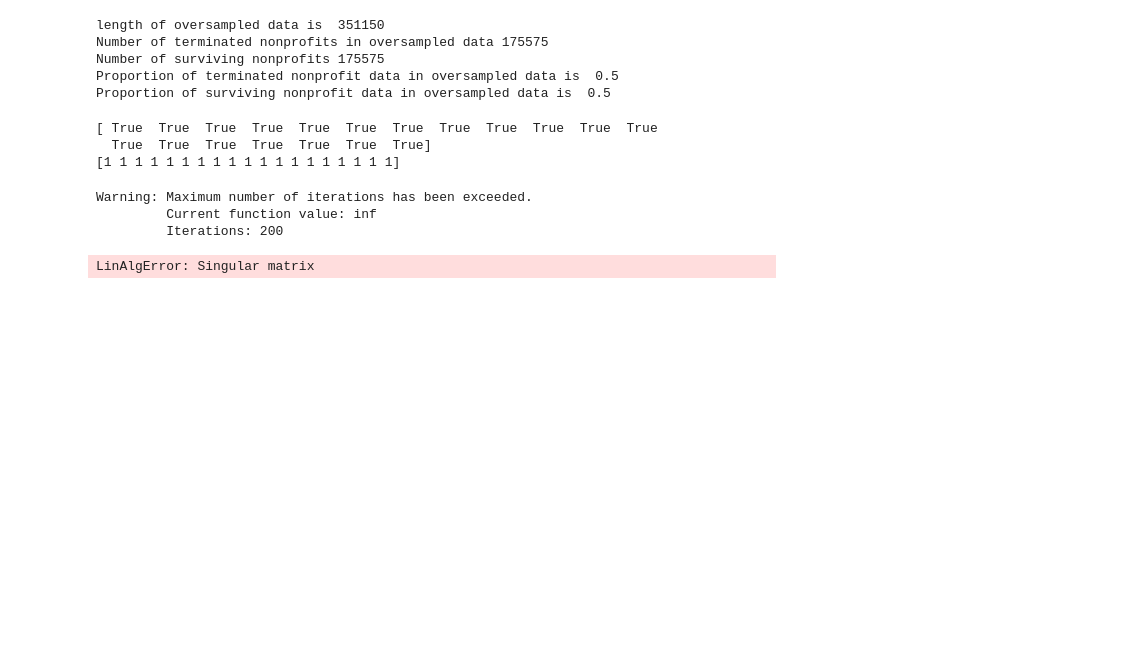
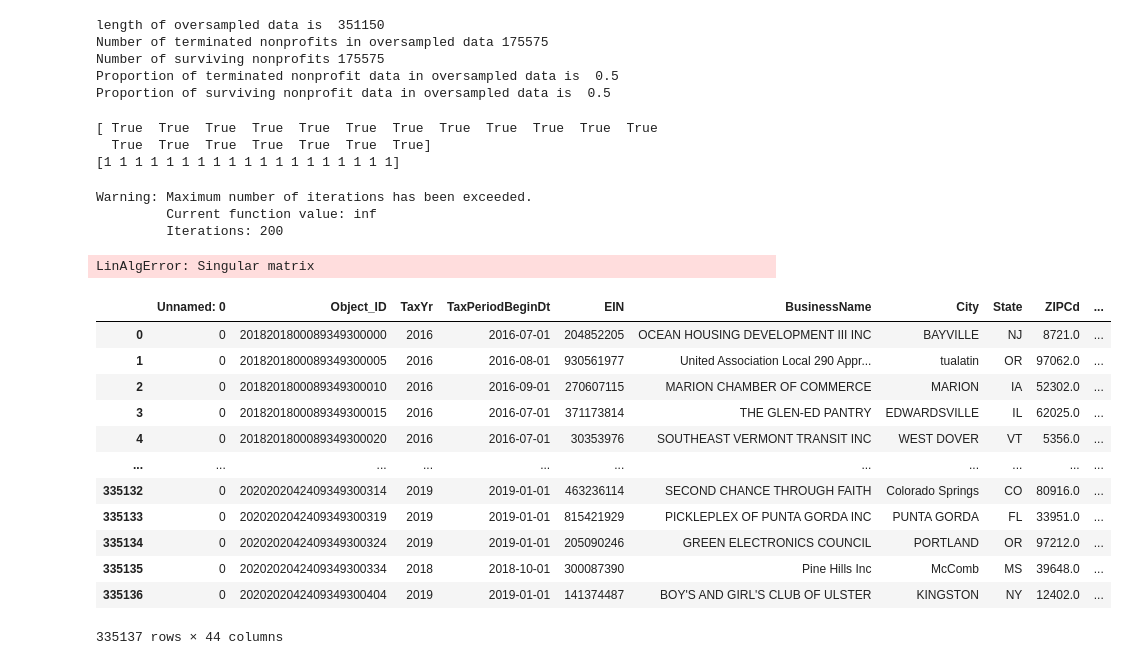
Before and after one commit to ethantenison/Impact_Capital, a Jupyter notebook: notebooks/990master.ipynb, the cells around one changed output. Drawn from its saved outputs; the diff is of its cells as text; code cells hidden in the pictures; blank space fills up the shorter version.

```diff
--- a/notebooks/990master.ipynb
+++ b/notebooks/990master.ipynb
@@ -676,3 +676,22 @@ Warning: Maximum number of iterations has been exceeded.
          Current function value: inf
          Iterations: 200
 LinAlgError: Singular matrix
+# %%
+bind = pd.read_csv('C:/Users/Administrator/Desktop/Impact_Capital/data/objects/2018_objects.csv')
+
+bind.append(pd.read_csv('C:/Users/Administrator/Desktop/Impact_Capital/data/objects/2019_objects.csv'), ignore_index=True)
+bind.append(pd.read_csv('C:/Users/Administrator/Desktop/Impact_Capital/data/objects/2020_objects.csv'), ignore_index=True)
+# %% [output]
+|  | Unnamed: 0 | Object_ID | TaxYr | TaxPeriodBeginDt | EIN | BusinessName | City | State | ZIPCd | ... |
+| 0 | 0 | 2018201800089349300000 | 2016 | 2016-07-01 | 204852205 | OCEAN HOUSING DEVELOPMENT III INC | BAYVILLE | NJ | 8721.0 | ... |
+| 1 | 0 | 2018201800089349300005 | 2016 | 2016-08-01 | 930561977 | United Association Local 290 Appr... | tualatin | OR | 97062.0 | ... |
+| 2 | 0 | 2018201800089349300010 | 2016 | 2016-09-01 | 270607115 | MARION CHAMBER OF COMMERCE | MARION | IA | 52302.0 | ... |
+| 3 | 0 | 2018201800089349300015 | 2016 | 2016-07-01 | 371173814 | THE GLEN-ED PANTRY | EDWARDSVILLE | IL | 62025.0 | ... |
+| 4 | 0 | 2018201800089349300020 | 2016 | 2016-07-01 | 30353976 | SOUTHEAST VERMONT TRANSIT INC | WEST DOVER | VT | 5356.0 | ... |
+| ... | ... | ... | ... | ... | ... | ... | ... | ... | ... | ... |
+| 335132 | 0 | 2020202042409349300314 | 2019 | 2019-01-01 | 463236114 | SECOND CHANCE THROUGH FAITH | Colorado Springs | CO | 80916.0 | ... |
+| 335133 | 0 | 2020202042409349300319 | 2019 | 2019-01-01 | 815421929 | PICKLEPLEX OF PUNTA GORDA INC | PUNTA GORDA | FL | 33951.0 | ... |
+| 335134 | 0 | 2020202042409349300324 | 2019 | 2019-01-01 | 205090246 | GREEN ELECTRONICS COUNCIL | PORTLAND | OR | 97212.0 | ... |
+| 335135 | 0 | 2020202042409349300334 | 2018 | 2018-10-01 | 300087390 | Pine Hills Inc | McComb | MS | 39648.0 | ... |
+| 335136 | 0 | 2020202042409349300404 | 2019 | 2019-01-01 | 141374487 | BOY'S AND GIRL'S CLUB OF ULSTER | KINGSTON | NY | 12402.0 | ... |
+335137 rows × 44 columns
```
Also changed, not shown: parts of 3 cells of this notebook, 1 other file.
